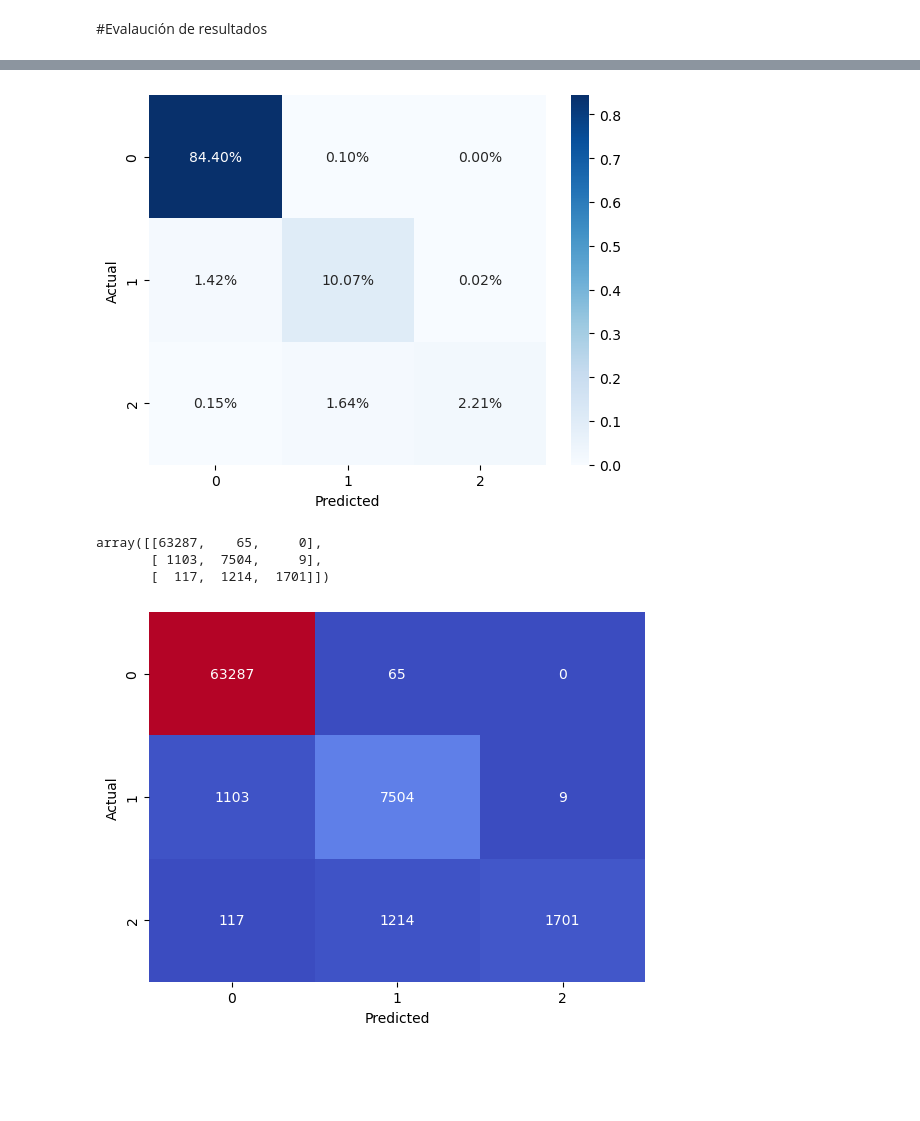
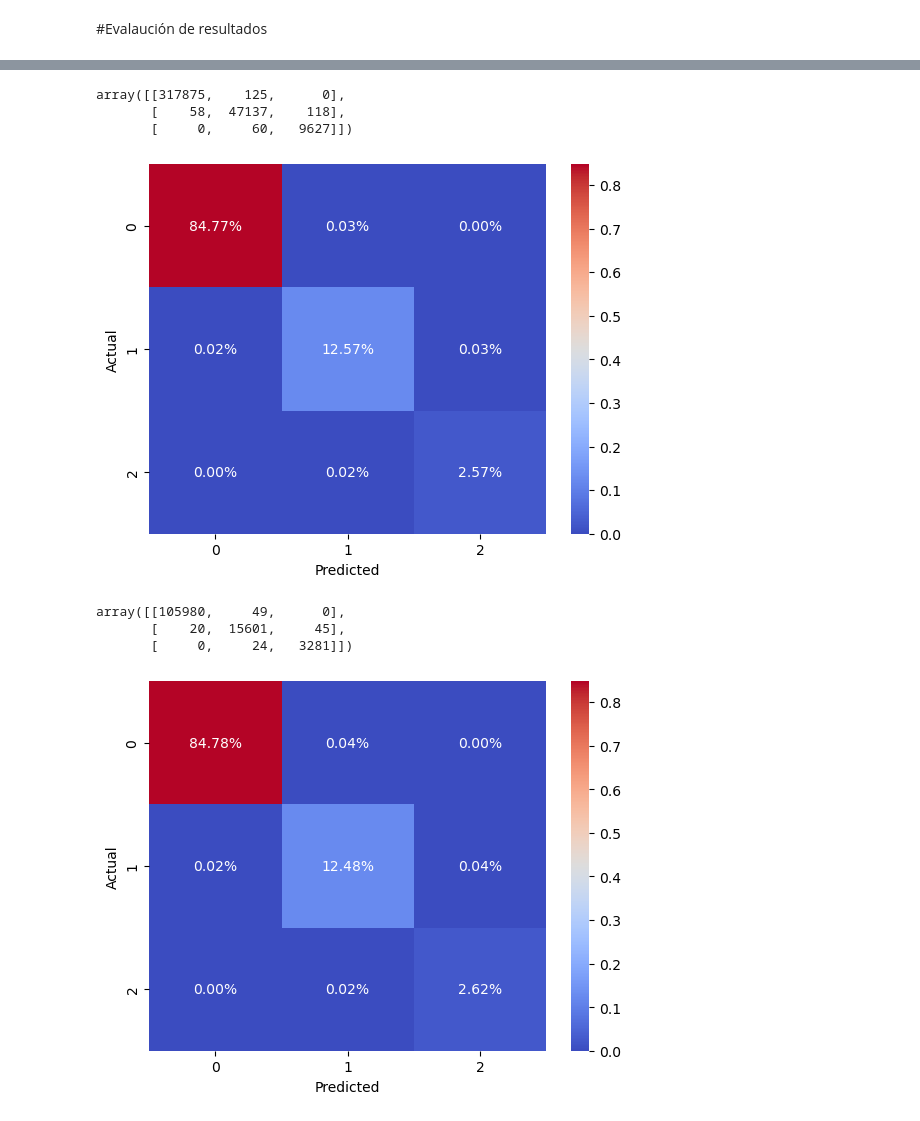
Before and after one commit to LauraChavez8/FinalProjectLCA, a Jupyter notebook: notebooks/Final Project LCA_Modelo.ipynb, the cells around one changed output, grey strips where cells are left out. Drawn from its saved outputs; the diff is of its cells as text; code cells hidden in the pictures; blank space fills up the shorter version.

```diff
--- a/notebooks/Final Project LCA_Modelo.ipynb
+++ b/notebooks/Final Project LCA_Modelo.ipynb
@@ -148,9 +144,9 @@ score_test
 # %%
 scores = []
-for k in range(10,30):
-    model = KNeighborsRegressor(n_neighbors = k)
-    model.fit(X_train, y_train)
-    score = model.score(X_test,y_test)
+for k in range(2,20):
+    model = KNeighborsClassifier(n_neighbors = k)
+    model.fit(X_train.values, y_train)
+    score = model.score(X_test.values,y_test)
     scores.append(score)
 # %%
 scores
@@ -186,10 +180,10 @@ plt.show()
 # %%
 MSEs = []
 
-for k in range(10,30):
-    model = KNeighborsRegressor(n_neighbors = k)
-    model.fit(X_train, y_train)
-    preds = model.predict(X_test)
+for k in range(2,20):
+    model = KNeighborsClassifier(n_neighbors = k)
+    model.fit(X_train.values, y_train)
+    preds = model.predict(X_test.values)
     MSE = mean_squared_error(y_test,preds)
     MSEs.append(MSE)
 # %%
@@ -255,0 +232,3 @@ classification.coef_, classification.intercept_, classification.n_iter_
+# %%
+predictions_test = model.predict(X_test.values)
+predictions_test
@@ -291,23 +244,32 @@ plt.show()
+# %%
+from sklearn.metrics import confusion_matrix
+
+cm=confusion_matrix(predictions_train, y_train)
+cm
+# %% [output]
+array([[317875,    125,      0],
+       [    58,  47137,    118],
+       [     0,     60,   9627]])
 # %%
 sns.heatmap(cm/np.sum(cm), annot=True,
-            fmt='.2%', cmap='Blues')
+            fmt='.2%', cmap='coolwarm')
 plt.xlabel("Predicted")
 plt.ylabel("Actual")
 plt.show()
 # %% [output]
-[figure, old version]
+[figure, new version]
 # %%
-y_pred_test = classification.predict(X_test)
-cm_test = confusion_matrix(y_pred_test, y_test)
+cm_test = confusion_matrix(predictions_test, y_test)
 cm_test
 # %% [output]
-array([[63287,    65,     0],
-       [ 1103,  7504,     9],
-       [  117,  1214,  1701]])
+array([[105980,     49,      0],
+       [    20,  15601,     45],
+       [     0,     24,   3281]])
 # %%
-sns.heatmap(cm_test, fmt='', cmap='coolwarm', cbar=False, annot=True)
+sns.heatmap(cm_test/np.sum(cm_test), annot=True,
+            fmt='.2%', cmap='coolwarm')
 plt.xlabel("Predicted")
 plt.ylabel("Actual")
 plt.show()
 # %% [output]
-[figure, old version]
+[figure, new version]
```
Also changed, not shown: parts of 37 cells of this notebook.
